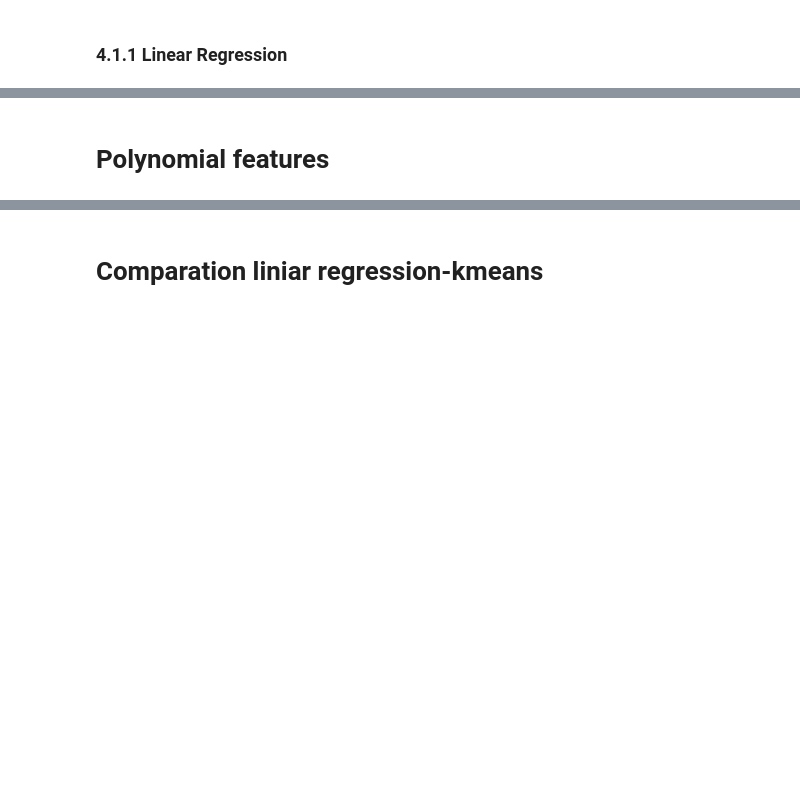
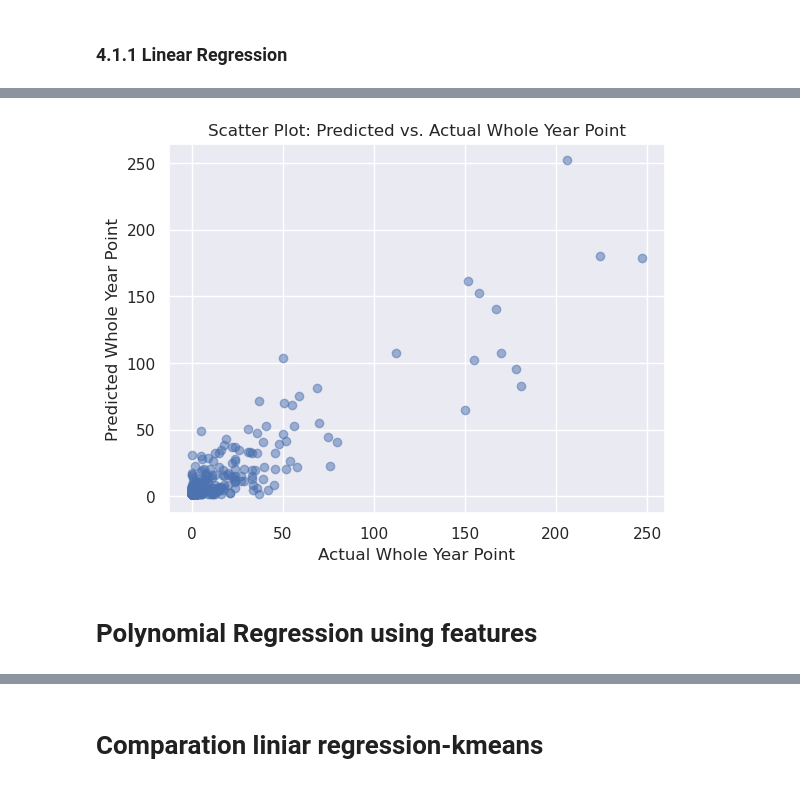
Before and after one commit to dobiebianca16/formula1, a Jupyter notebook: formula1-kaggle.ipynb, the cells around one changed output, grey strips where cells are left out. Cells and saved outputs as stored; diff of their text form; code cells hidden in the pictures; blank space fills up the shorter version.

```diff
--- a/formula1-kaggle.ipynb
+++ b/formula1-kaggle.ipynb
@@ -806,0 +810,27 @@ for ax, name, model in zip(axes, model_names, models):
+# %%
+#Split train and test set
+train_x, test_x, train_y, test_y = train_test_split(pd.DataFrame(point_first_half_all), pd.DataFrame(whole_year_point_all), train_size=0.8)
+polynomial_features= PolynomialFeatures(degree=2)
+train_x_poly = polynomial_features.fit_transform(train_x)
+test_x_poly = polynomial_features.fit_transform(test_x)
+#Train model
+polreg = LinearRegression()
+polreg.fit(train_x_poly, train_y)
+# Coefficients of the Linear Regression line
+print('Intercept of Regression \t: b = ', polreg.intercept_)
+print('Coefficients of Regression \t: a = ', polreg.coef_)
+print()
+train_y_hat = polreg.predict(train_x_poly)
+test_y_hat = polreg.predict(test_x_poly)
+
+# Check the Goodness of Fit (on Train Data)
+print("Goodness of Fit of Model \tTrain Dataset")
+print("Accuracy score\t:", polreg.score(train_x_poly, train_y))
+print("Mean Squared Error (MSE) \t:", mean_squared_error(train_y_hat, train_y))
+#print("Root Mean Squared Error (MSE) \t:", np.sqrt(mean_squared_error(train_y_hat, train_y)))
+#print()
+
+# Check the Goodness of Fit and Prediction Accuracy (on Test Data)
+print("Goodness of Fit of Model and Prediction Accuracy \tTest Dataset")
+print("Accuracy score \t:", polreg.score(test_x_poly, test_y))
+print("Mean Squared Error (MSE) \t:", mean_squared_error(test_y_hat, test_y))
@@ -807,2 +847,20 @@ for ax, name, model in zip(axes, model_names, models):
+# %%
+import matplotlib.pyplot as plt
+
+# Create a scatter plot
+plt.scatter(test_y, test_y_hat, alpha=0.5)
+
+# Add a diagonal line representing ideal prediction
+plt.plot([min(test_y), max(test_y)], [min(test_y), max(test_y)], color='red')
+
+# Set plot labels and title
+plt.xlabel('Actual Whole Year Point')
+plt.ylabel('Predicted Whole Year Point')
+plt.title('Scatter Plot: Predicted vs. Actual Whole Year Point')
+
+# Show the plot
+plt.show()
+# %% [output]
+[figure, added]
 # %% [markdown]
-# Polynomial features
+# Polynomial Regression using features
```
Also changed, not shown: parts of 38 cells of this notebook.
